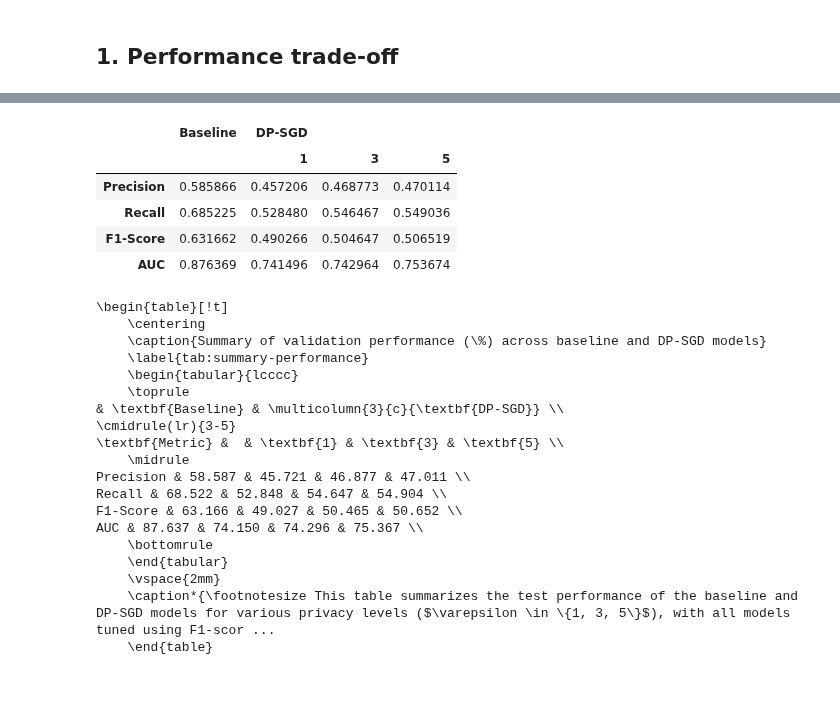
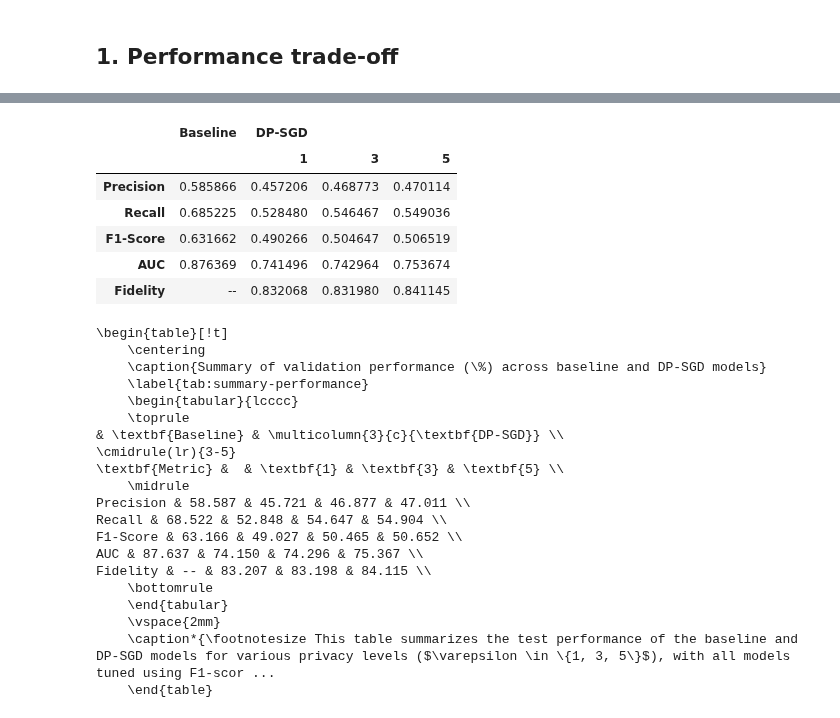
Before and after one commit to trinhkieuha/dp-shap-anomaly-detection, a Jupyter notebook: notebooks/07_Results_Analysis.ipynb, the cells around one changed output, grey strips where cells are left out. Cells and saved outputs as stored; diff of their text form; code cells hidden in the pictures; blank space fills up the shorter version.

```diff
--- a/notebooks/07_Results_Analysis.ipynb
+++ b/notebooks/07_Results_Analysis.ipynb
@@ -15,7 +15,7 @@ metric_labels = {
             "precision": "Precision",
             "recall": "Recall",
             "f1_score": "F1-Score",
-            "auc": "AUC"
+            "auc": "AUC",
         }
 metric_used = "AUC"
 # %% [markdown]
@@ -68,7 +68,7 @@ for i, metric in enumerate(metric_labels.keys()):
     yticks = ax.get_yticks()
     ax.set_yticklabels([f"{int(v * 100)}" for v in yticks])
     # Set y label
-    ax.set_ylabel(metric_labels[metric] + " (%)")
+    ax.set_ylabel(metric_labels[metric] + " (\%)")
     # Set x label
     ax.set_xlabel(r'Privacy budget ($\varepsilon$)')
 
@@ -79,0 +138,13 @@ plt.show()
+# %%
+# Compute fidelity
+# Read the baseline predictions
+baseline_predictions = pd.read_feather(f"experiments/predictions/baseline/{baseline_version}_pred.feather")
+# Define a function to compute fidelity for each DP-SGD version
+def get_fidelity(dpsgd_version):
+    dpsgd_predictions = pd.read_feather(f"experiments/predictions/dpsgd/{dpsgd_version}_pred.feather")
+    fidelity = compute_fidelity(baseline_predictions, dpsgd_predictions)
+    return fidelity
+# Get the fidelity of the DP-SGD models
+dpsgd_best["fidelity"] = dpsgd_best["version"].apply(get_fidelity)
+metric_labels["fidelity"] = "Fidelity"
+display(dpsgd_best)
@@ -80,6 +156,6 @@ plt.show()
 # %%
 # Create a summary table
-summary_table = pd.concat([baseline_best, dpsgd_best], ignore_index=True).set_index("eps")[["precision", "recall", "f1_score", "auc"]].T
+summary_table = pd.concat([baseline_best, dpsgd_best], ignore_index=True).set_index("eps")[["precision", "recall", "f1_score", "auc", "fidelity"]].T
 # Rename the index to match the metric labels
 summary_table.index = [metric_labels[metric] for metric in summary_table.index]
 # Given a set of epsilon values
@@ -87,12 +163,13 @@ epsilons = {1, 3, 5}
 # Create the list of tuples and set the MultiIndex
 column_tuples = [("Baseline", "")] + [("DP-SGD", eps) for eps in sorted(epsilons)]
 summary_table.columns = pd.MultiIndex.from_tuples(column_tuples)
+summary_table.fillna("--", inplace=True)
 display(summary_table)
 
 # Format LaTeX rows
 latex_rows = []
 for idx, row in summary_table.iterrows():
-    formatted = " & ".join(f"{v * 100:.3f}" for v in row)
+    formatted = " & ".join(f"{v * 100:.3f}" if v != "--" else "--" for v in row)
     latex_rows.append(f"{idx} & {formatted} \\\\")
 
 # Extract top-level and sub-level headers
@@ -100,33 +177,34 @@ multi_cols = summary_table.columns
 top_header = [""] + [f"\\textbf{{{col[0]}}}" for col in multi_cols]
 sub_header = ["\\textbf{Metric}"] + [f"\\textbf{{{col[1]}}}" if col[1] != "" else "" for col in multi_cols]
 
 # Compose the LaTeX table
 latex_table = r"""
 \begin{table}[!t]
     \centering
     \caption{Summary of validation performance (\%) across baseline and DP-SGD models}
     \label{tab:summary-performance}
     \begin{tabular}{lcccc}
     \toprule
 & \textbf{Baseline} & \multicolumn{"""+ str(len(multi_cols) - 1) + r"""}{c}{\textbf{DP-SGD}} \\
 \cmidrule(lr){3-"""+ str(1 + len(multi_cols)) + r"""}
 """ + " & ".join(sub_header) + r""" \\
     \midrule
 """ + "\n".join(latex_rows) + r"""
     \bottomrule
     \end{tabular}
     \vspace{2mm}
     \caption*{\footnotesize This table summarizes the test performance of the baseline and DP-SGD models for various privacy levels ($\varepsilon \in \{1, 3, 5\}$), with all models tuned using F1-score as the objective. Each cell reports the value of the corresponding evaluation metric in percentage points.}
     \end{table}"""
 
 print(latex_table)
 # %% [output]
 |  | Baseline | DP-SGD |  |  |
 |  |  | 1 | 3 | 5 |
 | Precision | 0.585866 | 0.457206 | 0.468773 | 0.470114 |
 | Recall | 0.685225 | 0.528480 | 0.546467 | 0.549036 |
 | F1-Score | 0.631662 | 0.490266 | 0.504647 | 0.506519 |
 | AUC | 0.876369 | 0.741496 | 0.742964 | 0.753674 |
+| Fidelity | -- | 0.832068 | 0.831980 | 0.841145 |
 \begin{table}[!t]
     \centering
     \caption{Summary of validation performance (\%) across baseline and DP-SGD models}
@@ -141,6 +219,7 @@ Precision & 58.587 & 45.721 & 46.877 & 47.011 \\
 Recall & 68.522 & 52.848 & 54.647 & 54.904 \\
 F1-Score & 63.166 & 49.027 & 50.465 & 50.652 \\
 AUC & 87.637 & 74.150 & 74.296 & 75.367 \\
+Fidelity & -- & 83.207 & 83.198 & 84.115 \\
     \bottomrule
     \end{tabular}
     \vspace{2mm}
```
Also changed, not shown: parts of 12 cells of this notebook, 22 other files.
